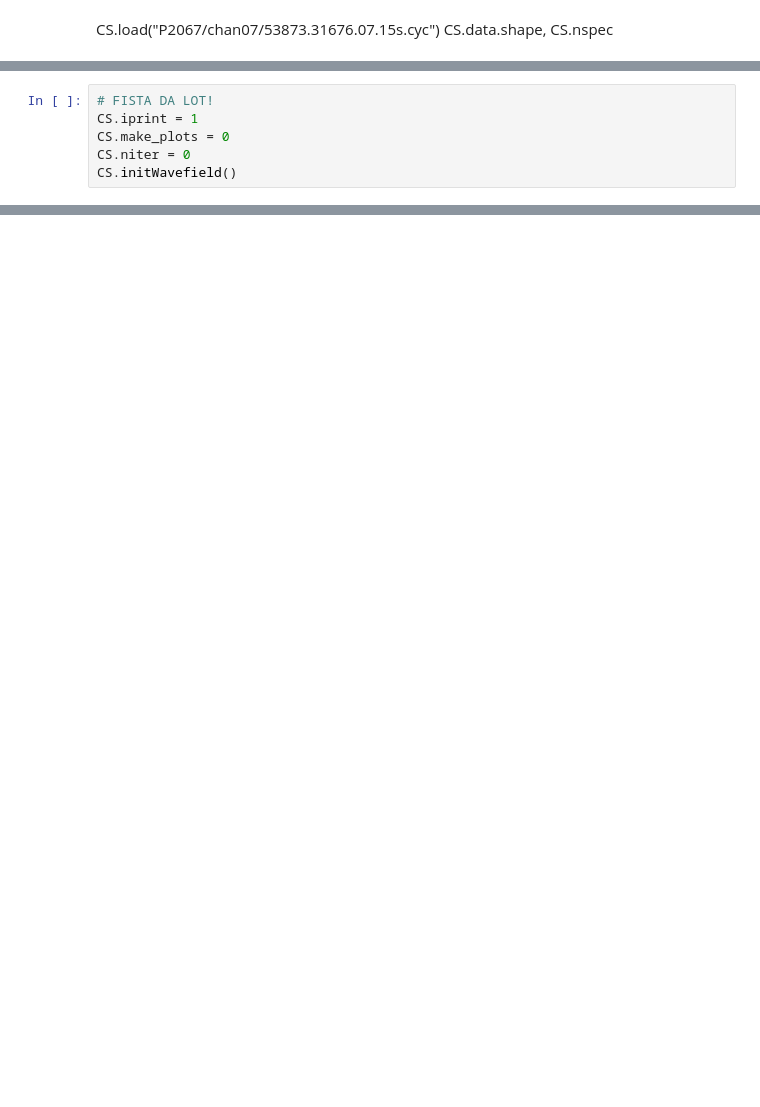
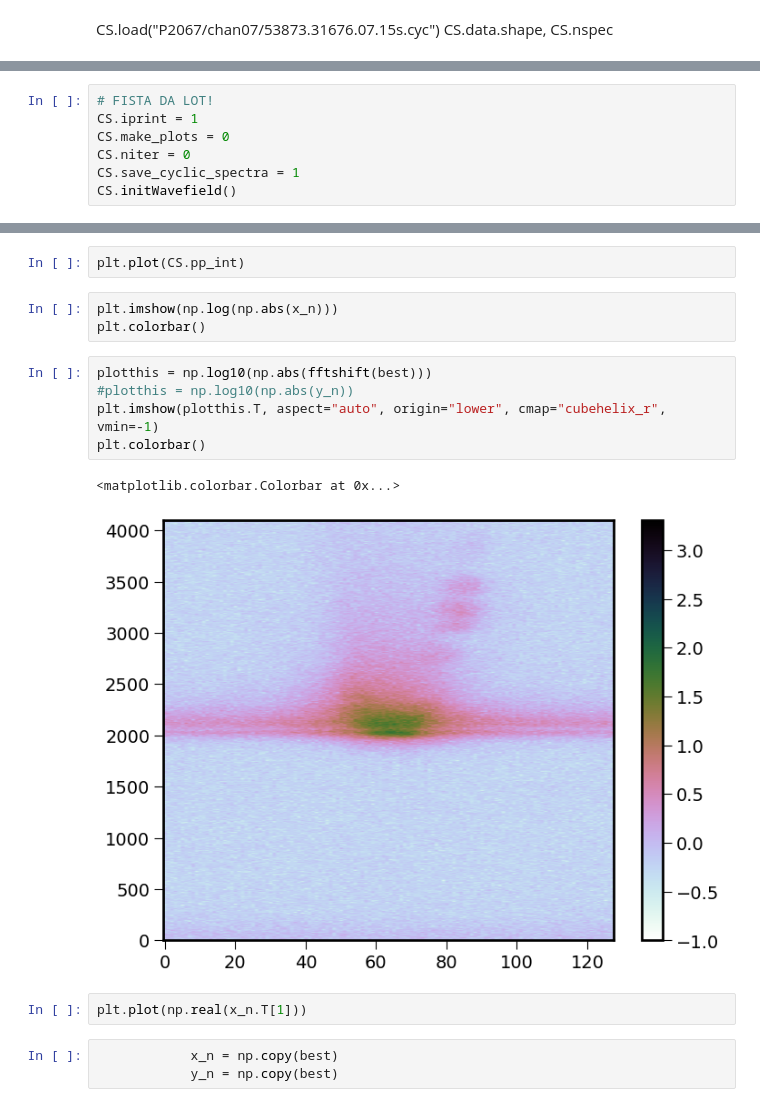
Before and after one commit to straten/dyncycpy, a Jupyter notebook: cycfista.ipynb, the cells around one changed output, grey strips where cells are left out. Saved outputs shown, nothing was run; the diff lists cells and outputs as text; blank space fills up the shorter version.

```diff
--- a/cycfista.ipynb
+++ b/cycfista.ipynb
@@ -47,4 +53,5 @@ import fista
 CS.iprint = 1
 CS.make_plots = 0
 CS.niter = 0
+CS.save_cyclic_spectra = 1
 CS.initWavefield()
@@ -142,0 +298,18 @@ for i in range (100):
+# %%
+plt.plot(CS.pp_int)
+# %%
+plt.imshow(np.log(np.abs(x_n)))
+plt.colorbar()
+# %%
+plotthis = np.log10(np.abs(fftshift(best)))
+#plotthis = np.log10(np.abs(y_n))
+plt.imshow(plotthis.T, aspect="auto", origin="lower", cmap="cubehelix_r", vmin=-1)
+plt.colorbar()
+# %% [output]
+<matplotlib.colorbar.Colorbar at 0x...>
+[figure, added]
+# %%
+plt.plot(np.real(x_n.T[1]))
+# %%
+            x_n = np.copy(best)
+            y_n = np.copy(best)
```
Also changed, not shown: parts of 32 cells of this notebook, 2 other files.
